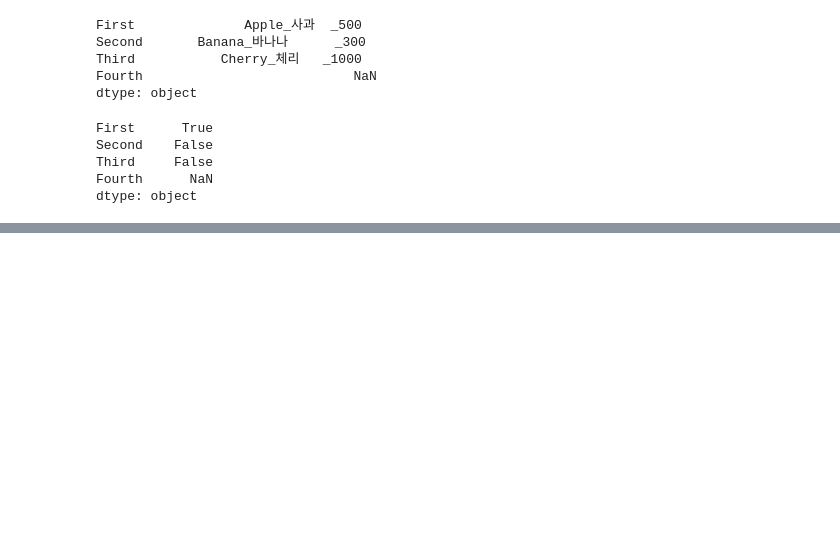
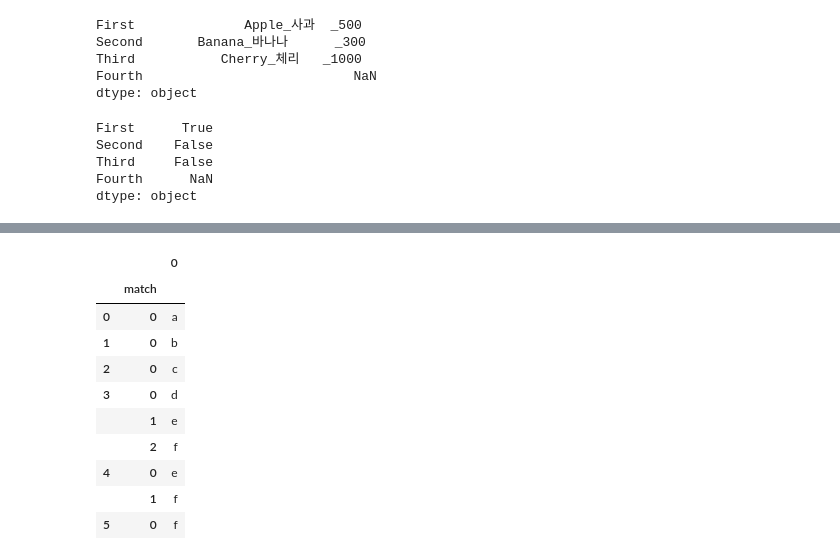
Before and after one commit to ezid007/pandas_study, a Jupyter notebook: 4_21_study.ipynb, the cells around one changed output, grey strips where cells are left out. Saved outputs shown, nothing was run; the diff lists cells and outputs as text; code cells hidden in the pictures; blank space fills up the shorter version.

```diff
--- a/4_21_study.ipynb
+++ b/4_21_study.ipynb
@@ -969,0 +1038,15 @@ dtype: object
+# %%
+ser3 = pd.Series(['a1', 'b2', 'c3', 'd4e5f9', 'e6f7', 'f8'], dtype='string')
+ser3.str.extractall(r"([a-z])")
+# %% [output]
+|  |  | 0 |
+|  | match |  |
+| 0 | 0 | a |
+| 1 | 0 | b |
+| 2 | 0 | c |
+| 3 | 0 | d |
+|  | 1 | e |
+|  | 2 | f |
+| 4 | 0 | e |
+|  | 1 | f |
+| 5 | 0 | f |
```
Also changed, not shown: parts of 19 cells of this notebook, 27 other files.
